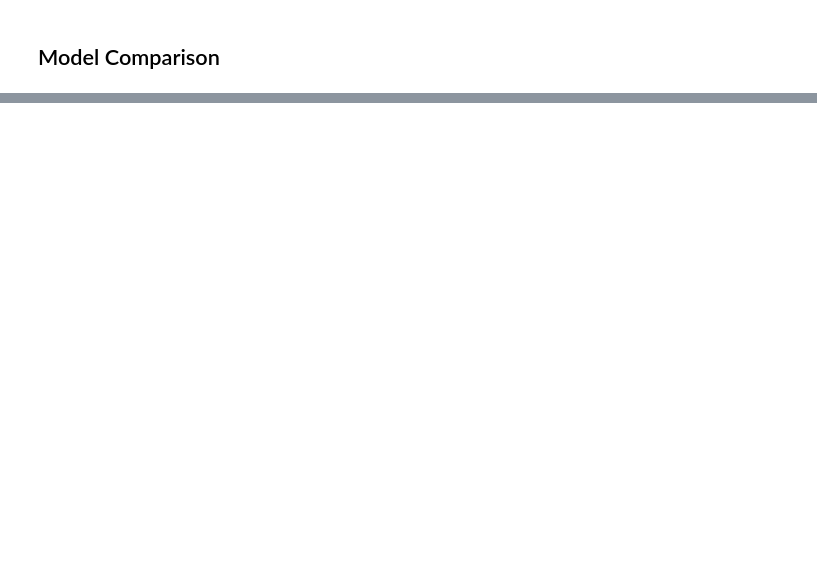
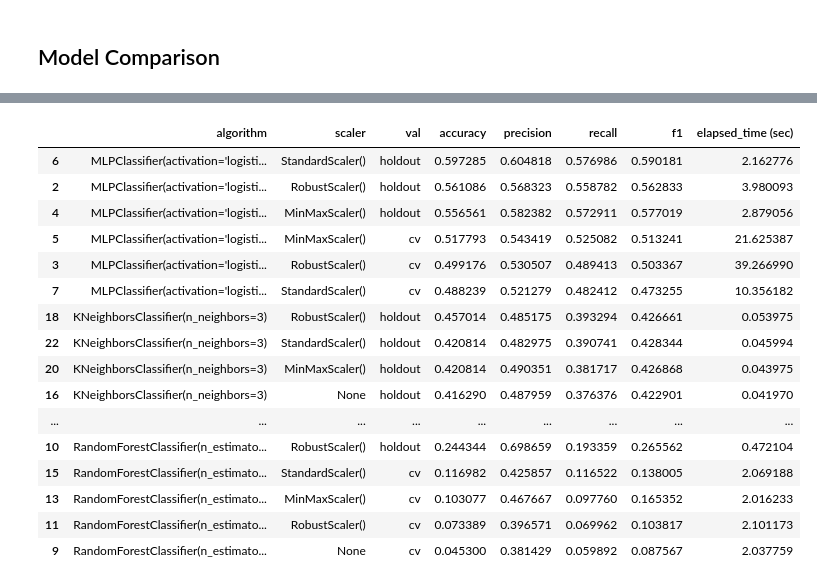
Before and after one commit to r-gg/ml-37, a Jupyter notebook: Exercise 1/eucalyptus/Eucalyptus.ipynb, the cells around one changed output, grey strips where cells are left out. Cells and saved outputs as stored; diff of their text form; code cells hidden in the pictures; blank space fills up the shorter version.

Commit message:
Add imputing

```diff
--- a/Exercise 1/eucalyptus/Eucalyptus.ipynb
+++ b/Exercise 1/eucalyptus/Eucalyptus.ipynb
@@ -495,0 +512,6 @@ results.sort_values(by="accuracy", ascending=False)
+# %%
+# with imputing
+results_imp = pd.DataFrame(columns = cols)
+
+X_train, X_test, y_train, y_test = train_test_split(X_imp, y_imp, test_size=0.3, random_state=42)
+results_imp = do_comparison(results_imp)
@@ -495,0 +536,21 @@ results.sort_values(by="accuracy", ascending=False)
+# %%
+# sort results by accuracy
+results_imp.sort_values(by="accuracy", ascending=False)
+# %% [output]
+|  | algorithm | scaler | val | accuracy | precision | recall | f1 | elapsed_time (sec) |
+| 6 | MLPClassifier(activation='logisti... | StandardScaler() | holdout | 0.597285 | 0.604818 | 0.576986 | 0.590181 | 2.162776 |
+| 2 | MLPClassifier(activation='logisti... | RobustScaler() | holdout | 0.561086 | 0.568323 | 0.558782 | 0.562833 | 3.980093 |
+| 4 | MLPClassifier(activation='logisti... | MinMaxScaler() | holdout | 0.556561 | 0.582382 | 0.572911 | 0.577019 | 2.879056 |
+| 5 | MLPClassifier(activation='logisti... | MinMaxScaler() | cv | 0.517793 | 0.543419 | 0.525082 | 0.513241 | 21.625387 |
+| 3 | MLPClassifier(activation='logisti... | RobustScaler() | cv | 0.499176 | 0.530507 | 0.489413 | 0.503367 | 39.266990 |
+| 7 | MLPClassifier(activation='logisti... | StandardScaler() | cv | 0.488239 | 0.521279 | 0.482412 | 0.473255 | 10.356182 |
+| 18 | KNeighborsClassifier(n_neighbors=3) | RobustScaler() | holdout | 0.457014 | 0.485175 | 0.393294 | 0.426661 | 0.053975 |
+| 22 | KNeighborsClassifier(n_neighbors=3) | StandardScaler() | holdout | 0.420814 | 0.482975 | 0.390741 | 0.428344 | 0.045994 |
+| 20 | KNeighborsClassifier(n_neighbors=3) | MinMaxScaler() | holdout | 0.420814 | 0.490351 | 0.381717 | 0.426868 | 0.043975 |
+| 16 | KNeighborsClassifier(n_neighbors=3) | None | holdout | 0.416290 | 0.487959 | 0.376376 | 0.422901 | 0.041970 |
+| ... | ... | ... | ... | ... | ... | ... | ... | ... |
+| 10 | RandomForestClassifier(n_estimato... | RobustScaler() | holdout | 0.244344 | 0.698659 | 0.193359 | 0.265562 | 0.472104 |
+| 15 | RandomForestClassifier(n_estimato... | StandardScaler() | cv | 0.116982 | 0.425857 | 0.116522 | 0.138005 | 2.069188 |
+| 13 | RandomForestClassifier(n_estimato... | MinMaxScaler() | cv | 0.103077 | 0.467667 | 0.097760 | 0.165352 | 2.016233 |
+| 11 | RandomForestClassifier(n_estimato... | RobustScaler() | cv | 0.073389 | 0.396571 | 0.069962 | 0.103817 | 2.101173 |
+| 9 | RandomForestClassifier(n_estimato... | None | cv | 0.045300 | 0.381429 | 0.059892 | 0.087567 | 2.037759 |
```
Also changed, not shown: parts of 41 cells of this notebook, 1 other file.
